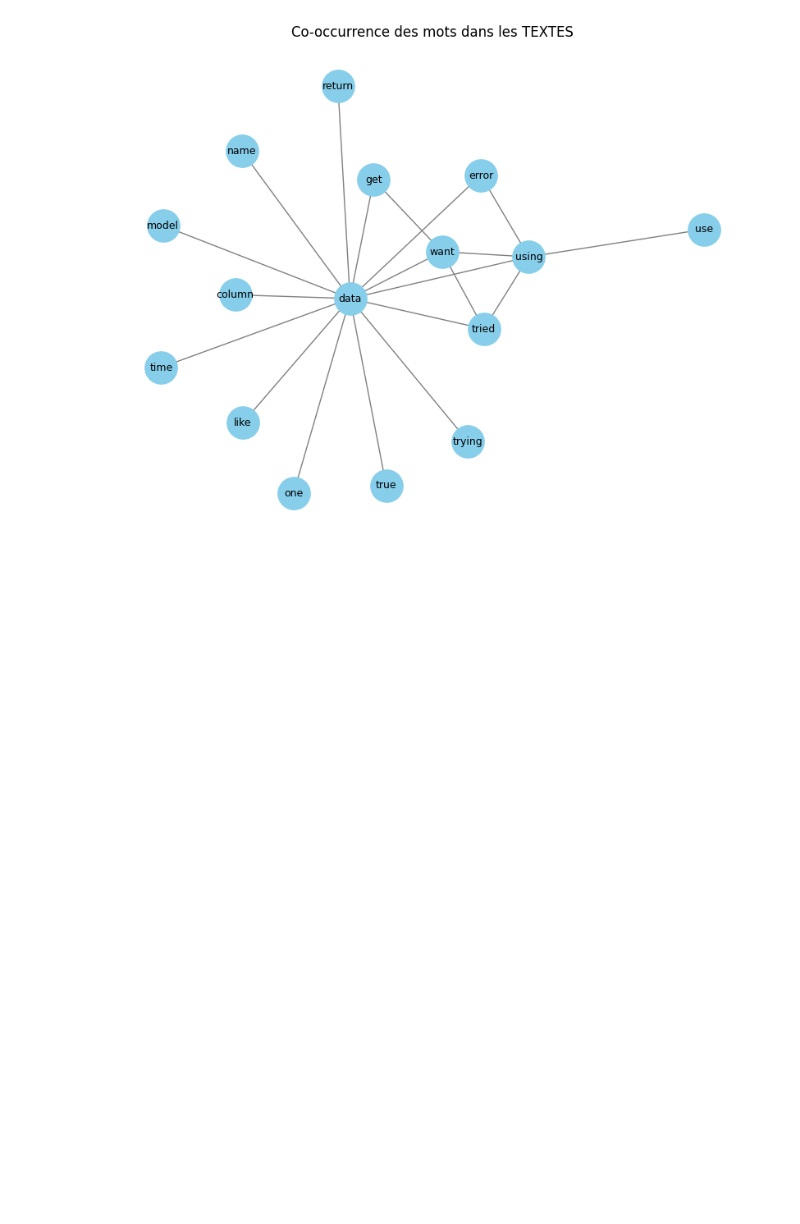
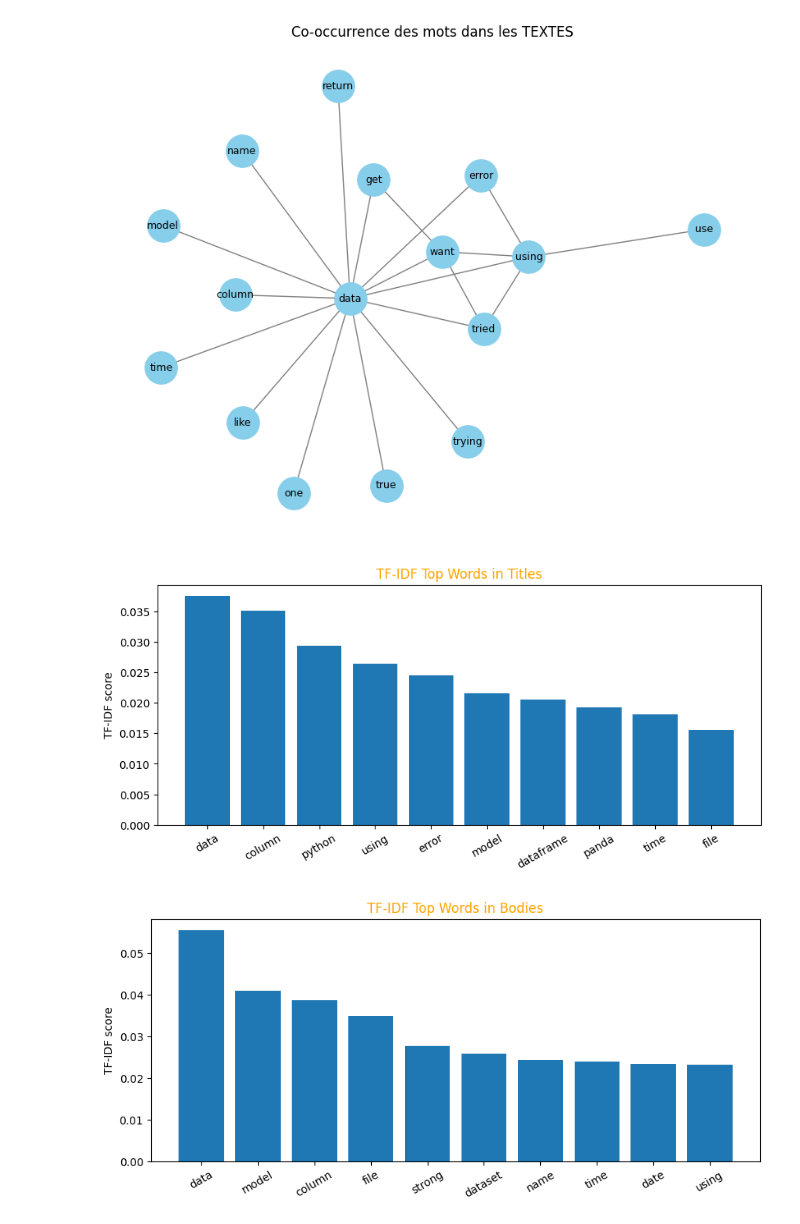
Before and after one commit to NovaStarmax/so-scrapper, a Jupyter notebook: eda/datascience.ipynb, the cells around one changed output. Drawn from its saved outputs; the diff is of its cells as text; code cells hidden in the pictures; blank space fills up the shorter version.

```diff
--- a/eda/datascience.ipynb
+++ b/eda/datascience.ipynb
@@ -395,3 +398,32 @@ cooc_graph(df, token_column="tokens_body", title="Co-occurrence des mots dans le
 # %% [output]
 [figure]
 [figure]
+# %%
+# Analyse TF-IDF sur les titres et les bodies
+
+
+def top_tfidf(corpus, n=10, title="TF-IDF Top Words"):
+    vectorizer = TfidfVectorizer(max_features=1000)
+    X = vectorizer.fit_transform(corpus)
+    tfidf_scores = np.asarray(X.mean(axis=0)).ravel()
+    terms = np.array(vectorizer.get_feature_names_out())
+    top_idx = np.argsort(tfidf_scores)[::-1][:n]
+    top_terms = terms[top_idx]
+    top_scores = tfidf_scores[top_idx]
+
+    plt.figure(figsize=(10,4))
+    plt.bar(top_terms, top_scores)
+    plt.title(title, color='orange')
+    plt.ylabel("TF-IDF score")
+    plt.xticks(rotation=30)
+
+    # Retourner sous forme de liste de tuples (terme, score)
+    return list(zip(top_terms, top_scores)), X, vectorizer
+
+
+title_TF_IDF, X_title, vectorizer_title = top_tfidf(text_title, n=10, title="TF-IDF Top Words in Titles")
+
+bodies_IF_IDF, X_body, vectorizer_body = top_tfidf(text_body, n=10, title="TF-IDF Top Words in Bodies")
+# %% [output]
+[figure, added]
+[figure, added]
```
Also changed, not shown: parts of 5 cells of this notebook, 3 other files.
